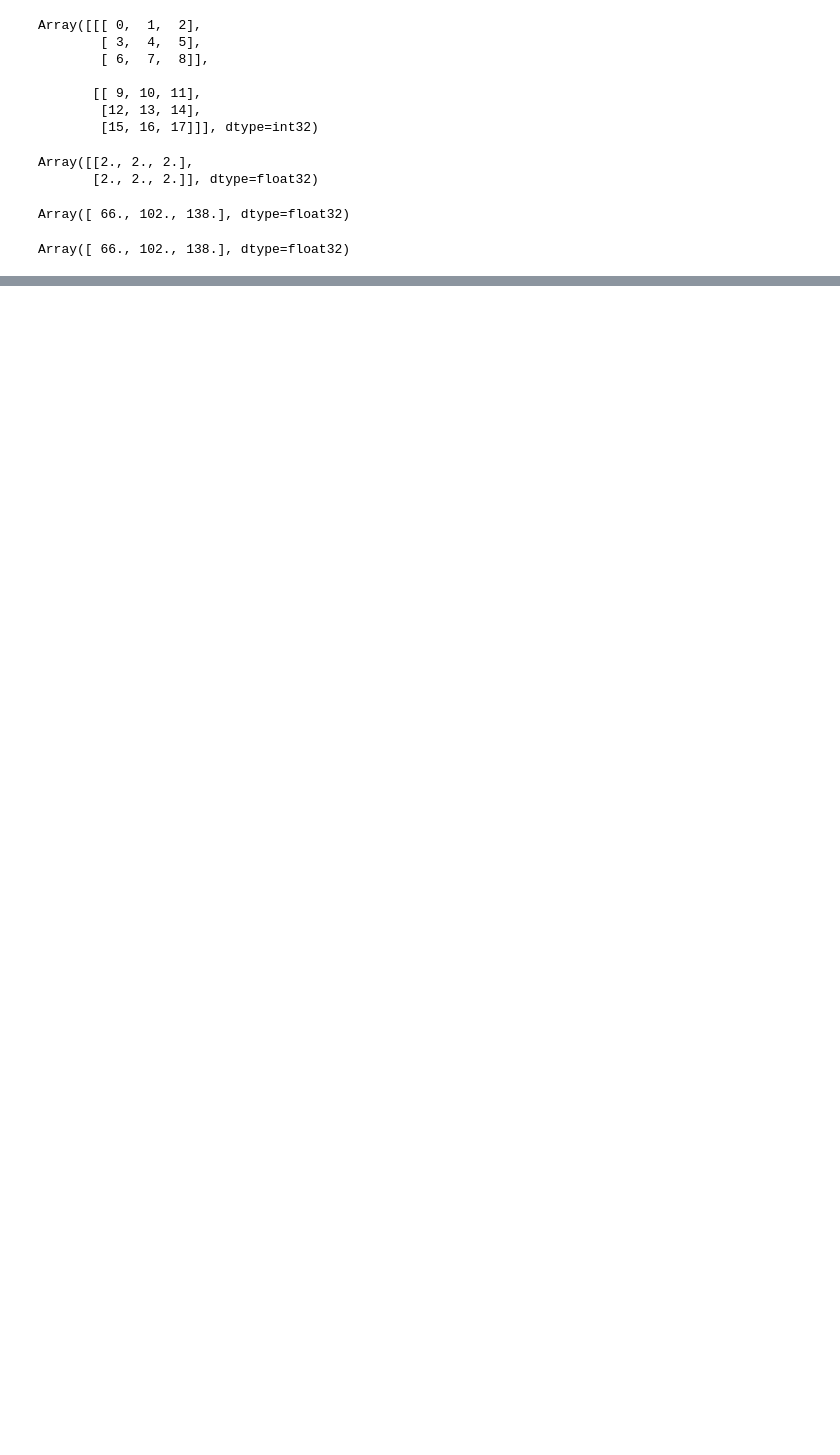
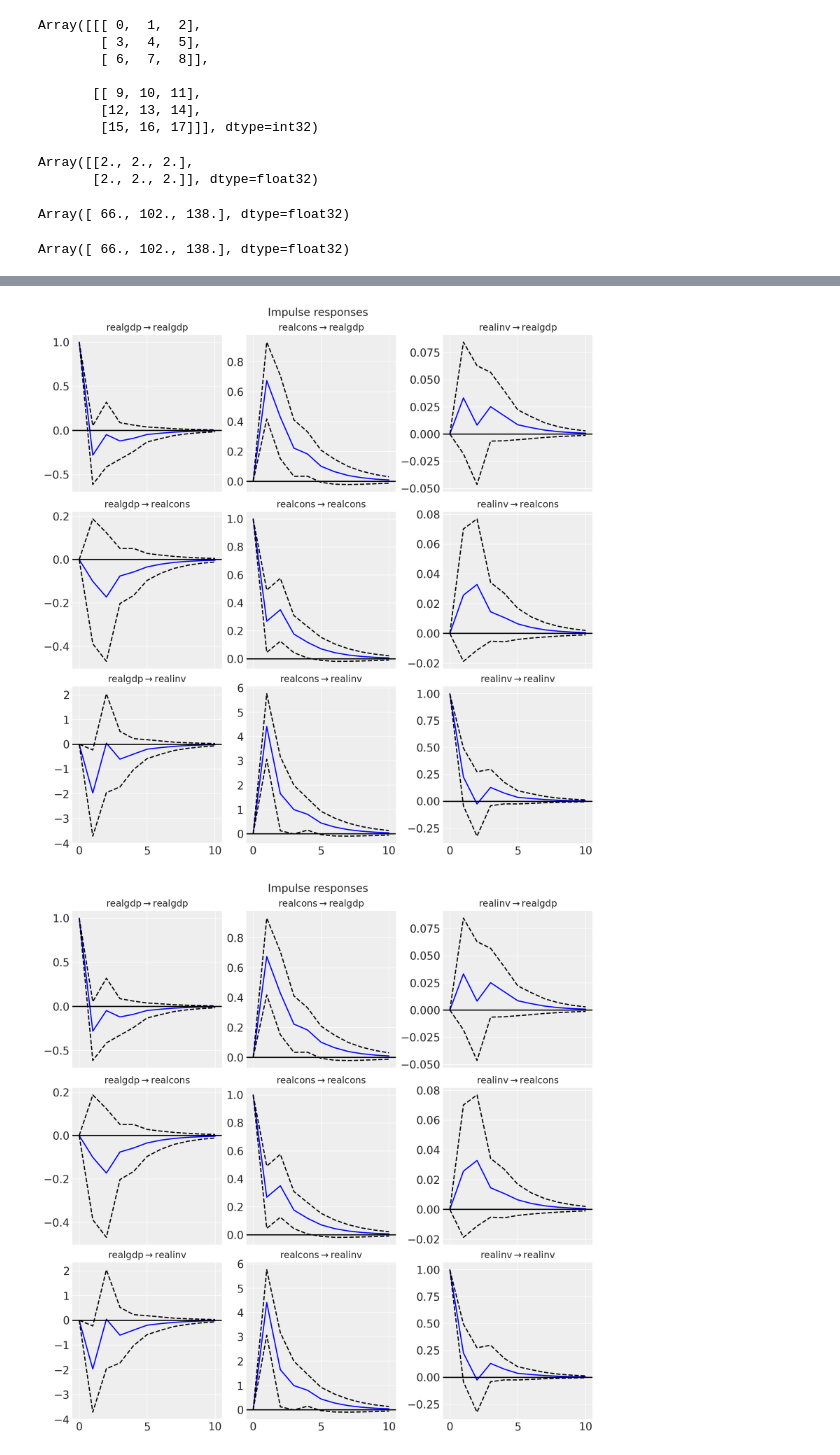
Before and after one commit to juanitorduz/website_projects, a Jupyter notebook: Python/var_numpyro.ipynb, the cells around one changed output, grey strips where cells are left out. Drawn from its saved outputs; the diff is of its cells as text; code cells hidden in the pictures; blank space fills up the shorter version.

```diff
--- a/Python/var_numpyro.ipynb
+++ b/Python/var_numpyro.ipynb
@@ -238,0 +401,5 @@ az.plot_posterior(idata, var_names=["phi"], ref_val=ref_vals_phi, figsize=(18, 2
+# %%
+var_irf.plot(orth=False)
+# %% [output]
+[figure, added]
+[figure, added]
```
Also changed, not shown: parts of 11 cells of this notebook.
